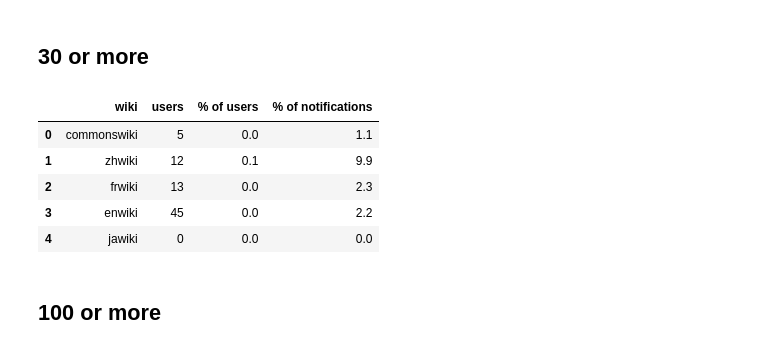
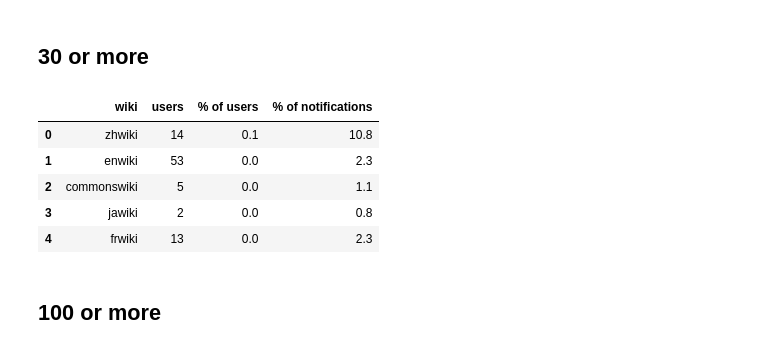
Before and after one commit to neilpquinn/2016-02-notifications-exploration, a Jupyter notebook: Notifications research.ipynb, the cells around one changed output. Drawn from its saved outputs; the diff is of its cells as text; code cells hidden in the pictures.

```diff
--- a/Notifications research.ipynb
+++ b/Notifications research.ipynb
@@ -247,14 +247,14 @@ beyond_threshold(unreads, wikis, 4, "over")
 # %% [markdown]
 ## 30 or more ##
 # %%
-beyond_threshold(unreads, wikis, 29, "over")
+beyond_threshold(unreads, wikis, 24, "over")
 # %% [output]
 |  | wiki | users | % of users | % of notifications |
-| 0 | commonswiki | 5 | 0.0 | 1.1 |
-| 1 | zhwiki | 12 | 0.1 | 9.9 |
-| 2 | frwiki | 13 | 0.0 | 2.3 |
-| 3 | enwiki | 45 | 0.0 | 2.2 |
-| 4 | jawiki | 0 | 0.0 | 0.0 |
+| 0 | zhwiki | 14 | 0.1 | 10.8 |
+| 1 | enwiki | 53 | 0.0 | 2.3 |
+| 2 | commonswiki | 5 | 0.0 | 1.1 |
+| 3 | jawiki | 2 | 0.0 | 0.8 |
+| 4 | frwiki | 13 | 0.0 | 2.3 |
 # %% [markdown]
 ## 100 or more ##
 # %%
```
Also changed, not shown: parts of 11 cells of this notebook.
